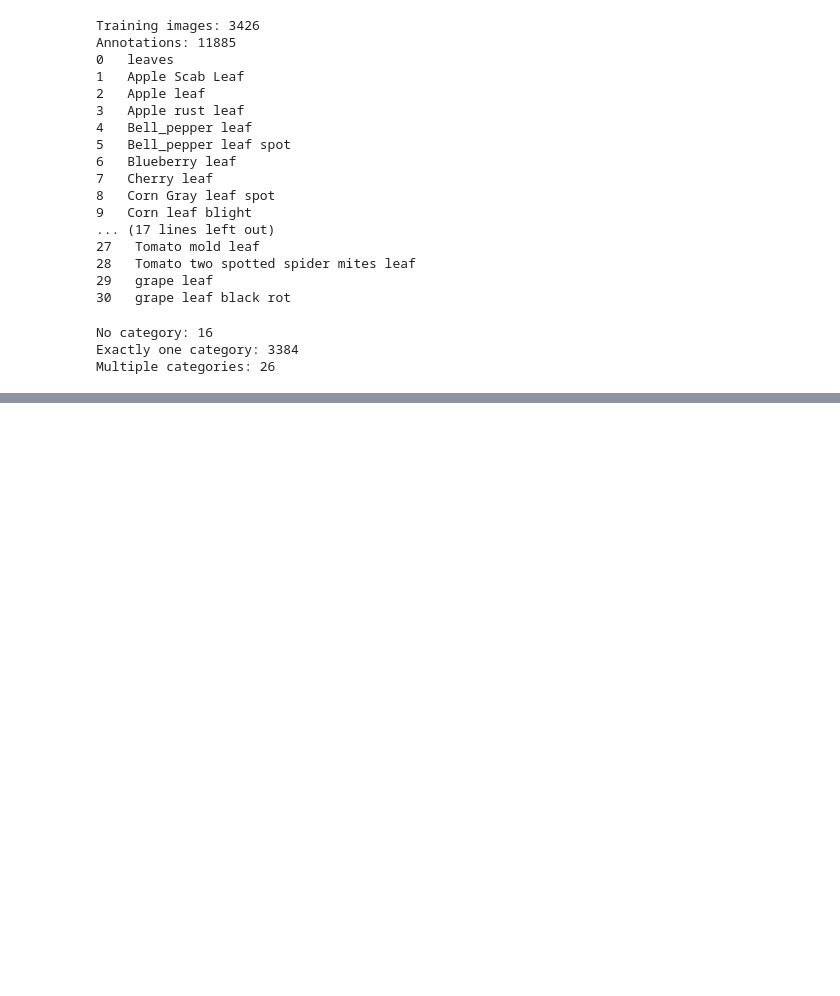
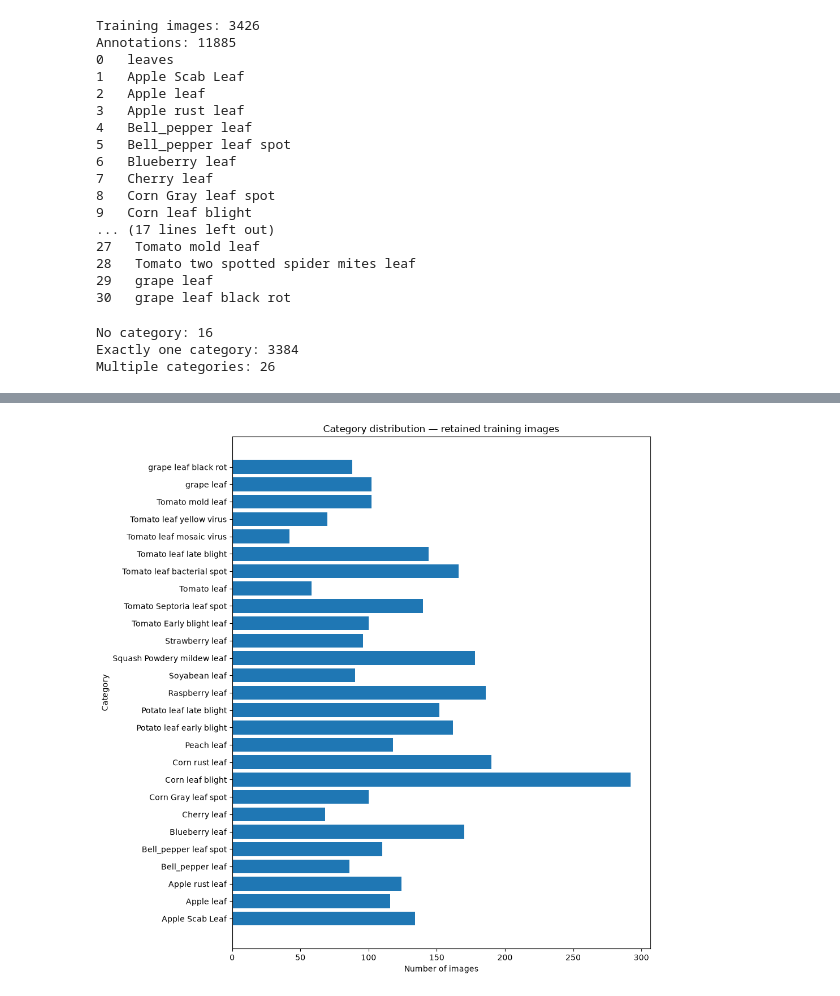
Before and after one commit to lmurariuUWO/DS3000_Project_Group04, a Jupyter notebook: DS3000_Project_Group16.ipynb, the cells around one changed output, grey strips where cells are left out. Saved outputs shown, nothing was run; the diff lists cells and outputs as text; code cells hidden in the pictures; blank space fills up the shorter version.

```diff
--- a/DS3000_Project_Group16.ipynb
+++ b/DS3000_Project_Group16.ipynb
@@ -51,9 +51,13 @@ for annotation in train_annotations["annotations"]:
     image_id = annotation["image_id"]
     category_id = annotation["category_id"]
 
+    if category_id == 17:
+        category_id = 16  #merge two soya beans together
+
     image_labels[image_id].add(category_id)
 
 # Count images by how many different categories they contain
+
 print("No category:",
       sum(len(labels) == 0 for labels in image_labels.values()))
 
@@ -68,12 +72,15 @@ Exactly one category: 3384
 Multiple categories: 26
 # %%
 # Remove images with no categories
-non_singular_categorized_ids =[]
+single_category_labels = {}
+excluded_ids = []
 
 for image_id, labels in image_labels.items():
-    if len(labels) == 0 or len(labels) > 1:
-        non_singular_categorized_ids.append(image_id)
-print("Non-singularly categorized image IDs:", non_singular_categorized_ids)
-for id in non_singular_categorized_ids:
-    del image_labels[id]
+    if len(labels) == 1:
+        single_category_labels[image_id] = labels
+    else:
+        excluded_ids.append(image_id)
+
+print("Images kept:", len(single_category_labels))
+print("Images excluded:", len(excluded_ids))
 # %% [output]
@@ -80,0 +106,28 @@ Non-singularly categorized image IDs: []
+# %%
+import matplotlib.pyplot as plt
+
+category_counts = {}
+
+for labels in single_category_labels.values():
+    category_id = list(labels)[0]
+    category_counts[category_id] = category_counts.get(category_id, 0) + 1
+
+names = []
+counts = []
+
+for category in train_annotations["categories"]:
+    category_id = category["id"]
+
+    if category_id in category_counts:
+        names.append(category["name"])
+        counts.append(category_counts[category_id])
+
+plt.figure(figsize=(10, 10))
+plt.barh(names, counts)
+plt.xlabel("Number of images")
+plt.ylabel("Category")
+plt.title("Category distribution — retained training images")
+plt.tight_layout()
+plt.show()
+# %% [output]
+[figure, added]
```
Also changed, not shown: parts of 2 cells of this notebook.
